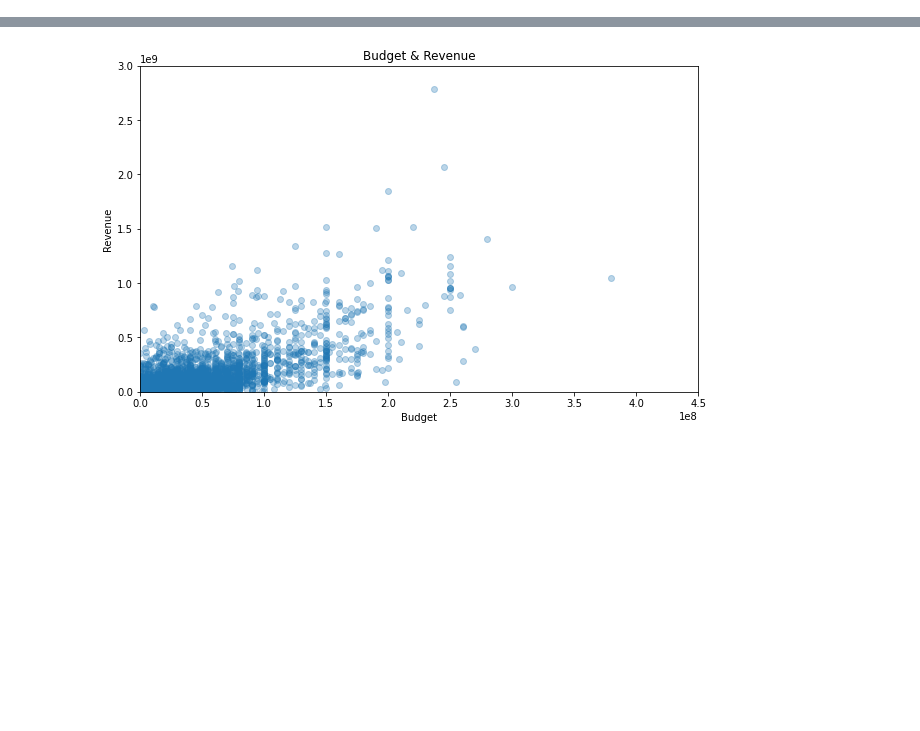
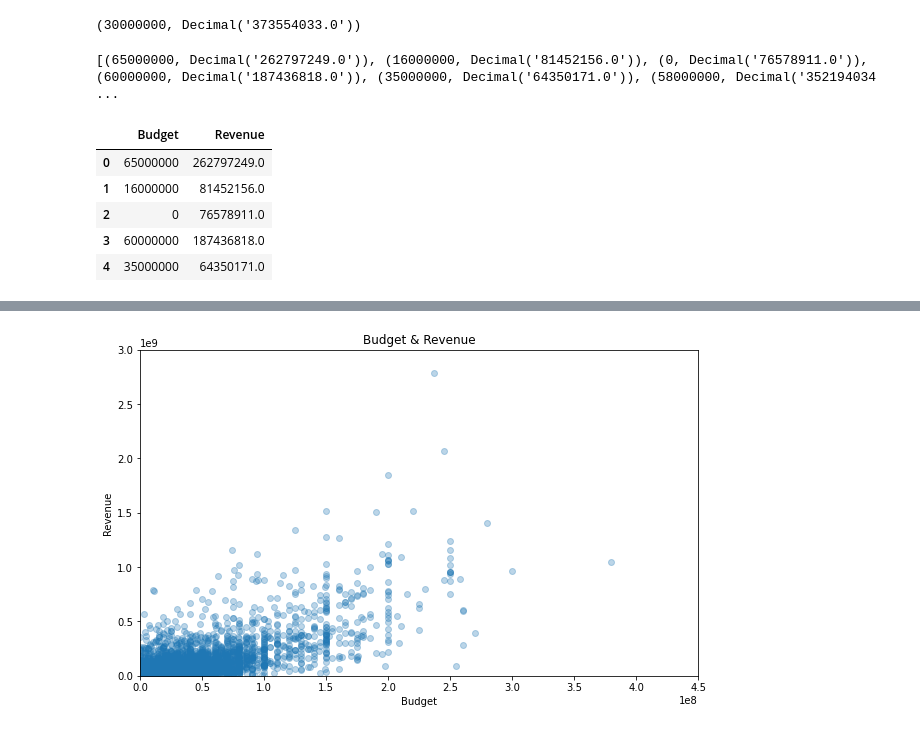
Before and after one commit to Snicho1945/Film-Release-Date-Analysis, a Jupyter notebook: Linear_Regression_Analysis.ipynb, the cells around one changed output, grey strips where cells are left out. Drawn from its saved outputs; the diff is of its cells as text; code cells hidden in the pictures; blank space fills up the shorter version.

```diff
--- a/Linear_Regression_Analysis.ipynb
+++ b/Linear_Regression_Analysis.ipynb
@@ -15,0 +16,5 @@ data = pd.read_csv('movies_metabase_clean.csv')
+# %%
+#establishing the connection
+conn = psycopg2.connect(
+   database="movies_db", user='postgres', password='finalproject', host='moviesdb.ct0o6q0pbonx.us-east-2.rds.amazonaws.com', port= '5432'
+)
@@ -15,0 +30,22 @@ data = pd.read_csv('movies_metabase_clean.csv')
+# %%
+#Fetching 1st row from the table
+result = cursor.fetchone();
+print(result)
+# %% [output]
+(30000000, Decimal('373554033.0'))
+# %%
+#Fetching all rows from the table
+result = cursor.fetchall();
+print(result)
+# %% [output]
+[(65000000, Decimal('262797249.0')), (16000000, Decimal('81452156.0')), (0, Decimal('76578911.0')), (60000000, Decimal('187436818.0')), (35000000, Decimal('64350171.0')), (58000000, Decimal('352194034 ...
+# %%
+data = pd.DataFrame(result,columns=["Budget","Revenue"])
+data.head()
+# %% [output]
+|  | Budget | Revenue |
+| 0 | 65000000 | 262797249.0 |
+| 1 | 16000000 | 81452156.0 |
+| 2 | 0 | 76578911.0 |
+| 3 | 60000000 | 187436818.0 |
+| 4 | 35000000 | 64350171.0 |
```
Also changed, not shown: parts of 16 cells of this notebook, 1 other file.
